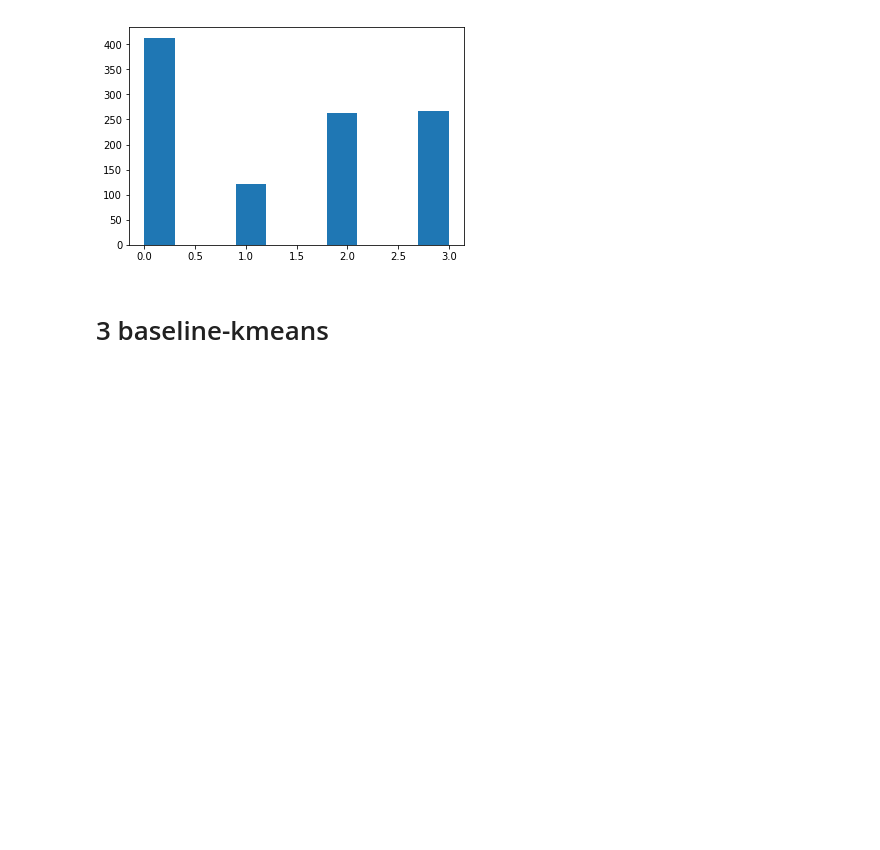
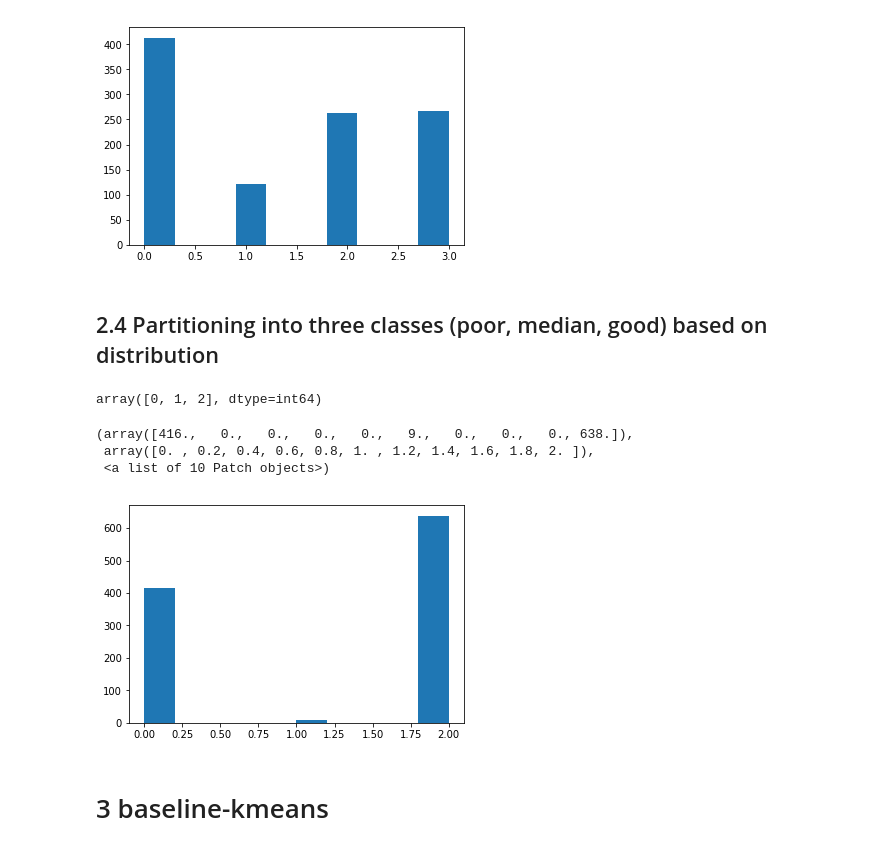
Before and after one commit to chembed/DeepChEmbed, a Jupyter notebook: deepchembed/notebook_scripts/bod_cluster_quantile.ipynb, the cells around one changed output. Saved outputs shown, nothing was run; the diff lists cells and outputs as text; code cells hidden in the pictures; blank space fills up the shorter version.

Commit message:
added 3 classes partitioning poor median good as 0 1 2

```diff
--- a/deepchembed/notebook_scripts/bod_cluster_quantile.ipynb
+++ b/deepchembed/notebook_scripts/bod_cluster_quantile.ipynb
@@ -78,3 +78,18 @@ plt.hist(true_label_q25) #inbalanced
  array([0. , 0.3, 0.6, 0.9, 1.2, 1.5, 1.8, 2.1, 2.4, 2.7, 3. ]),
  <a list of 10 Patch objects>)
 [figure]
+# %% [markdown]
+## 2.4 Partitioning into three classes (poor, median, good) based on distribution
+# %%
+df['tri_class_partition']=utilities.divide_classes(df['cleaned_bod'], [0.2,0.8])
+# %%
+np.unique(df['tri_class_partition'])
+# %% [output]
+array([0, 1, 2], dtype=int64)
+# %%
+plt.hist(df['tri_class_partition'])
+# %% [output]
+(array([416.,   0.,   0.,   0.,   0.,   9.,   0.,   0.,   0., 638.]),
+ array([0. , 0.2, 0.4, 0.6, 0.8, 1. , 1.2, 1.4, 1.6, 1.8, 2. ]),
+ <a list of 10 Patch objects>)
+[figure, added]
```
Also changed, not shown: parts of 6 cells of this notebook.
